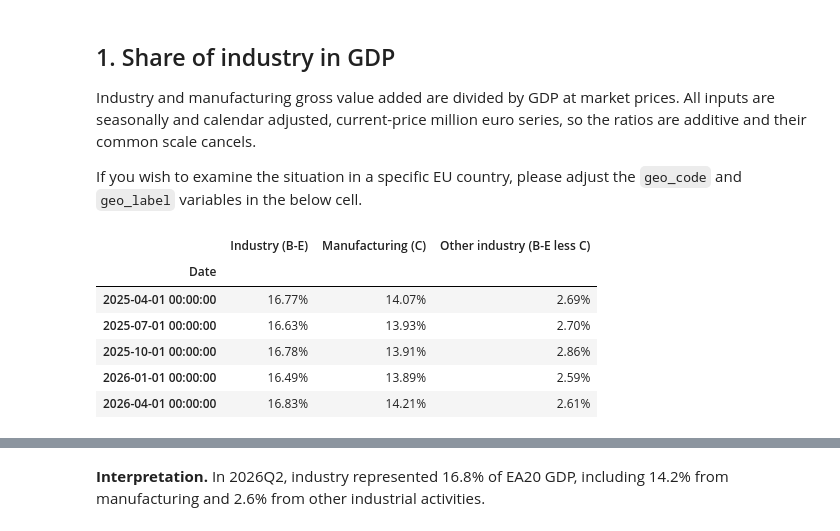
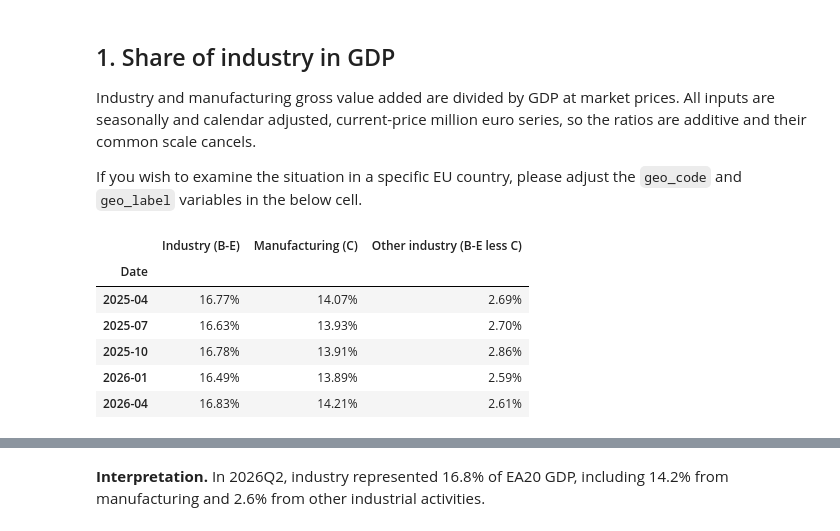
Before and after one commit to ilchen/EU_Economic_Data_Analysis, a Jupyter notebook: Industrial_Production_Eurozone.ipynb, the cells around one changed output, grey strips where cells are left out. Saved outputs shown, nothing was run; the diff lists cells and outputs as text; code cells hidden in the pictures.

```diff
--- a/Industrial_Production_Eurozone.ipynb
+++ b/Industrial_Production_Eurozone.ipynb
@@ -118,21 +118,22 @@ if gdp['GDP'].dropna().empty:
 # %%
 gdp_inputs = pd.concat([gva[['B-E', 'C']], gdp[['GDP']]], axis=1, join='inner').dropna()
 if gdp_inputs.empty:
     raise ValueError('No common quarterly observations are available for GDP shares')
 
 industry_shares = pd.DataFrame(index=gdp_inputs.index)
 industry_shares['Industry (B-E)'] = gdp_inputs['B-E'] / gdp_inputs['GDP']
 industry_shares['Manufacturing (C)'] = gdp_inputs['C'] / gdp_inputs['GDP']
 industry_shares['Other industry (B-E less C)'] = (gdp_inputs['B-E'] - gdp_inputs['C']) / gdp_inputs['GDP']
-industry_shares.tail().style.format('{:.2%}')
+IDX_FORMAT = '{:%Y-%m}'
+industry_shares.tail().style.format_index(IDX_FORMAT).format('{:.2%}')
 # %% [output]
 |  | Industry (B-E) | Manufacturing (C) | Other industry (B-E less C) |
 | Date |  |  |  |
-| 2025-04-01 00:00:00 | 16.77% | 14.07% | 2.69% |
-| 2025-07-01 00:00:00 | 16.63% | 13.93% | 2.70% |
-| 2025-10-01 00:00:00 | 16.78% | 13.91% | 2.86% |
-| 2026-01-01 00:00:00 | 16.49% | 13.89% | 2.59% |
-| 2026-04-01 00:00:00 | 16.83% | 14.21% | 2.61% |
+| 2025-04 | 16.77% | 14.07% | 2.69% |
+| 2025-07 | 16.63% | 13.93% | 2.70% |
+| 2025-10 | 16.78% | 13.91% | 2.86% |
+| 2026-01 | 16.49% | 13.89% | 2.59% |
+| 2026-04 | 16.83% | 14.21% | 2.61% |
 # %%
 ax = industry_shares.plot(figsize=(14, 7), linewidth=2)
 add_recession_shading(ax, recessions, label='CEPR-EABCN Recession Periods')
```
Also changed, not shown: parts of 4 cells of this notebook.
